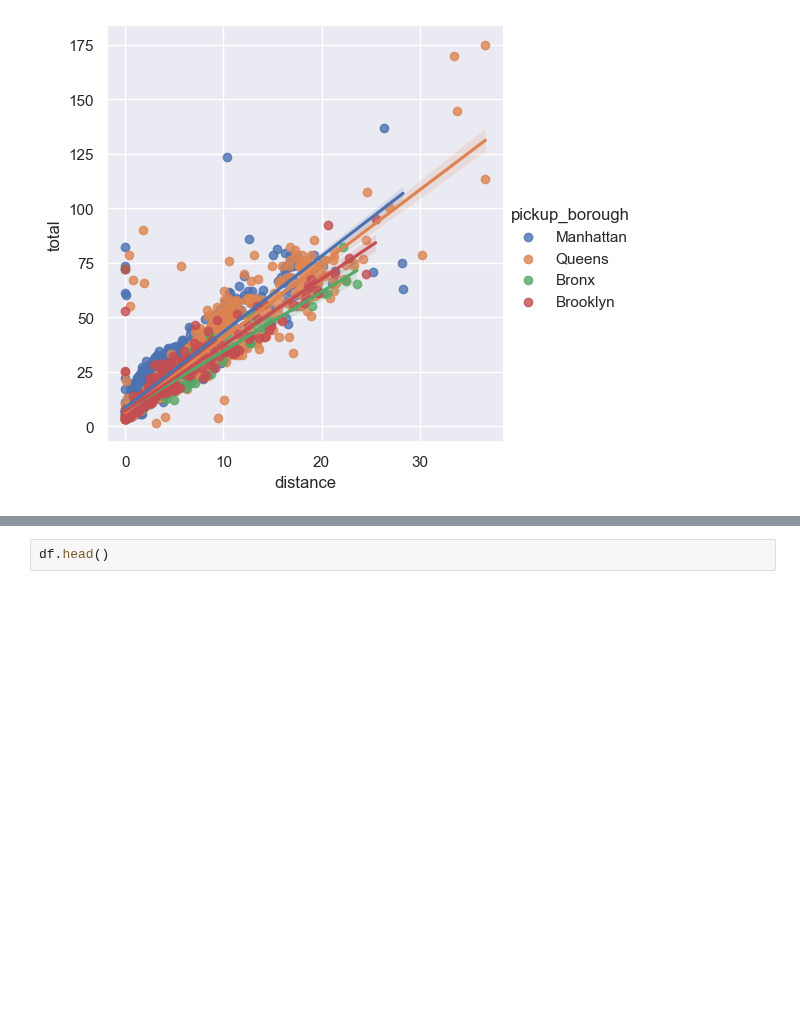
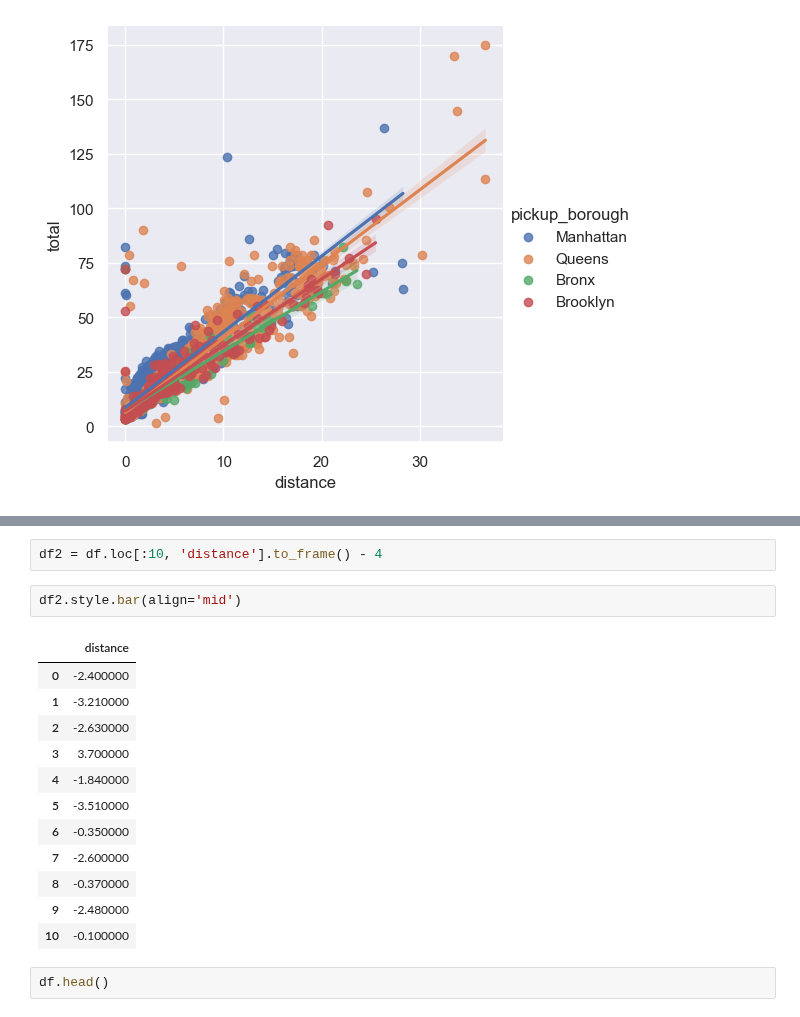
Before and after one commit to gbrs/ipython_notebook_probes, a Jupyter notebook: Probe.ipynb, the cells around one changed output, grey strips where cells are left out. Saved outputs shown, nothing was run; the diff lists cells and outputs as text; blank space fills up the shorter version.

```diff
--- a/Probe.ipynb
+++ b/Probe.ipynb
@@ -1260,3 +1302,20 @@ sns.lmplot(df, x='distance', y='total', hue = 'pickup_borough')
+# %%
+df2 = df.loc[:10, 'distance'].to_frame() - 4
+# %%
+df2.style.bar(align='mid')
+# %% [output]
+|  | distance |
+| 0 | -2.400000 |
+| 1 | -3.210000 |
+| 2 | -2.630000 |
+| 3 | 3.700000 |
+| 4 | -1.840000 |
+| 5 | -3.510000 |
+| 6 | -0.350000 |
+| 7 | -2.600000 |
+| 8 | -0.370000 |
+| 9 | -2.480000 |
+| 10 | -0.100000 |
 # %%
 df.head()
 # %% [output]
```
Also changed, not shown: parts of 3 cells of this notebook.
